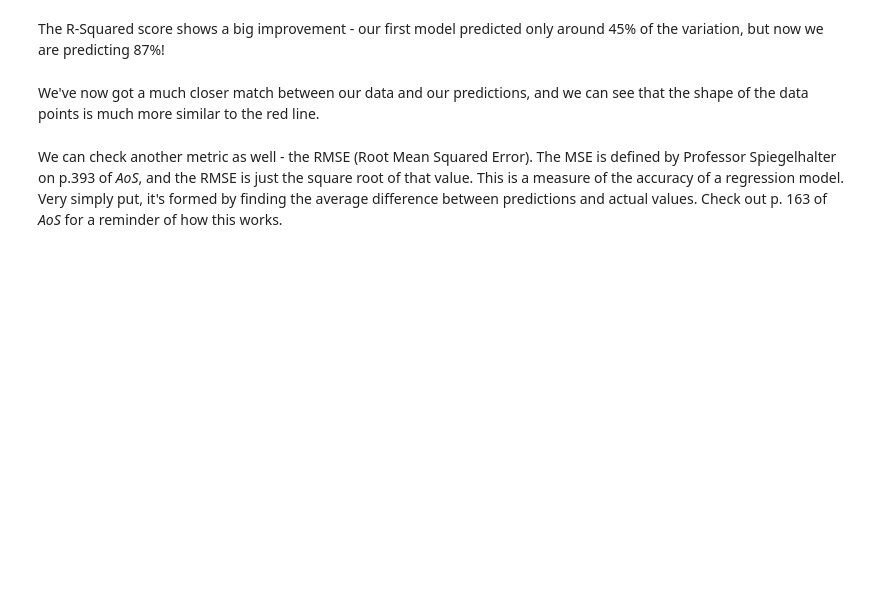
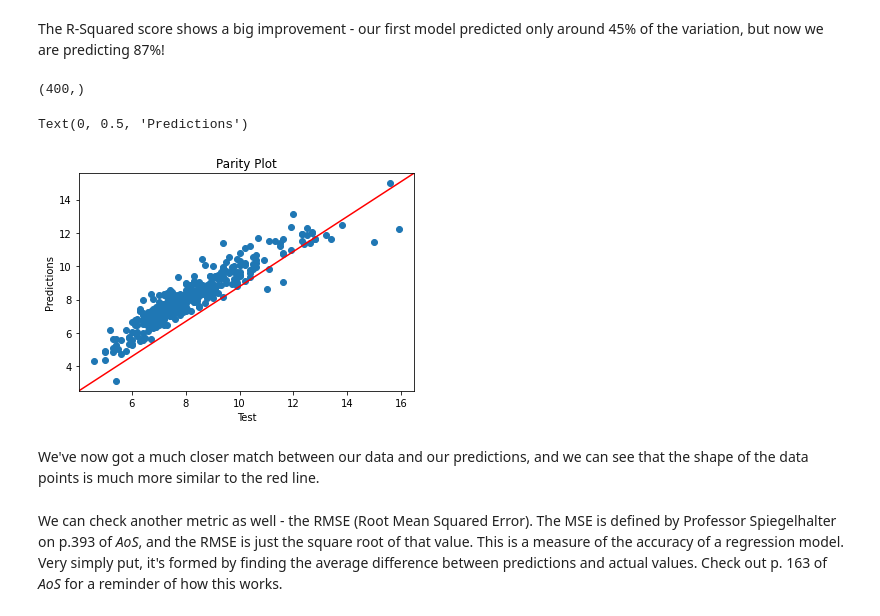
Before and after one commit to cogentdom/Linear_Regression, a Jupyter notebook: Springboard Regression Case Study - the Red Wine Dataset - Tier 3.ipynb, the cells around one changed output. Cells and saved outputs as stored; diff of their text form; code cells hidden in the pictures; blank space fills up the shorter version.

```diff
--- a/Springboard Regression Case Study - the Red Wine Dataset - Tier 3.ipynb
+++ b/Springboard Regression Case Study - the Red Wine Dataset - Tier 3.ipynb
@@ -382,20 +429,20 @@ Remember, as Professor Spiegelhalter explains on p.132 of *AoS*, including more
 # Create test and train datasets
 # This is again very similar, but now we include more columns in the predictors
 # Include all columns from data in the explanatory variables X except fixed.acidity and quality (which was an integer)
-_ _ _
-
+X = data.drop(columns=['fixed.acidity', 'quality'])
+y = data['fixed.acidity']
 # Create constants for X, so the model knows its bounds
-_ _ _
+X = sm.add_constant(X)
 
 
 # Split the data
-_ _ _
+X_train, X_test, y_train, y_test = train_test_split(X, y, test_size=0.25)
 # %%
 # We can use almost identical code to create the third model, because it is the same algorithm, just different inputs
 # Create the model
-_ _ _
+rModel3 = sm.OLS(y_train, X_train)
 
 # Fit the model
-_ _ _
+rModel3 = rModel2.fit()
 # %%
 # Evaluate the model
@@ -404,4 +482,7 @@ _ _ _
 The R-Squared score shows a big improvement - our first model predicted only around 45% of the variation, but now we are predicting 87%!
 # %%
 # Use our new model to make predictions
-_ _ _
+ypred = rModel3.predict(X_test)
+ypred.shape
+# %% [output]
+(400,)
@@ -418,3 +489,22 @@ _ _ _
+# %%
+# Plot the predictions
+# Build a scatterplot
+fig, ax = plt.subplots()
+plt.scatter(y_test, ypred)
+
+# Add a line for perfect correlation
+line = mlines.Line2D([0,1], [0,1], color='red')
+transform = ax.transAxes
+line.set_transform(transform)
+ax.add_line(line)
+
+# Label it nicely
+plt.title('Parity Plot')
+plt.xlabel('Test')
+plt.ylabel('Predictions')
+# %% [output]
+Text(0, 0.5, 'Predictions')
+[figure, added]
 # %% [markdown]
 We've now got a much closer match between our data and our predictions, and we can see that the shape of the data points is much more similar to the red line.
 # %% [markdown]
```
Also changed, not shown: parts of 18 cells of this notebook.
